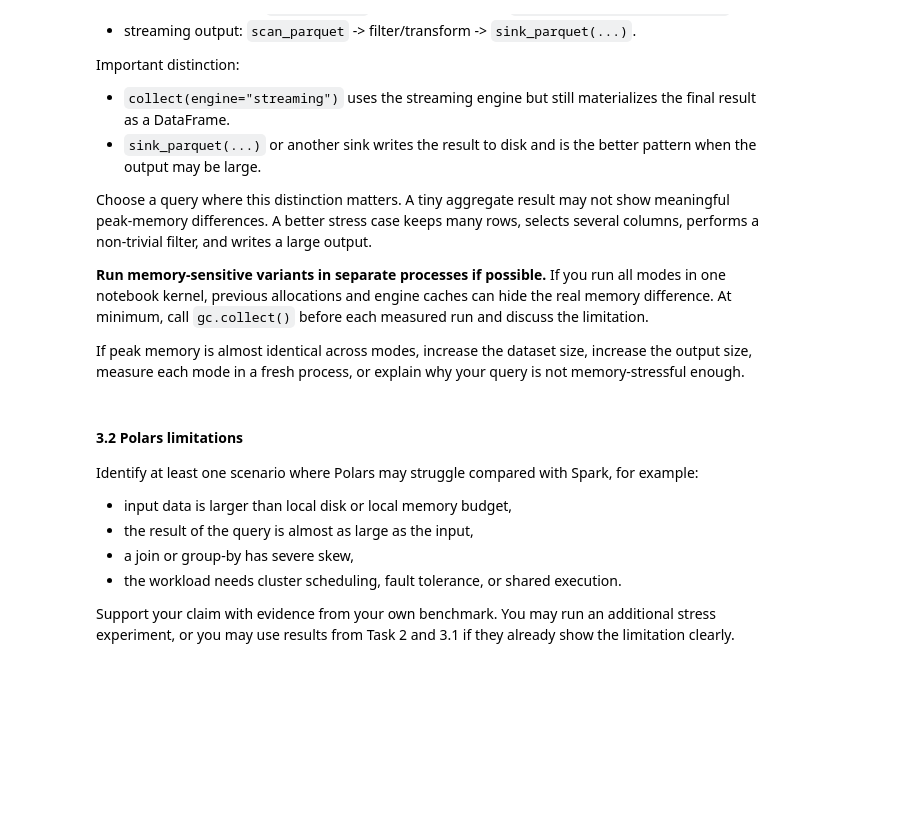
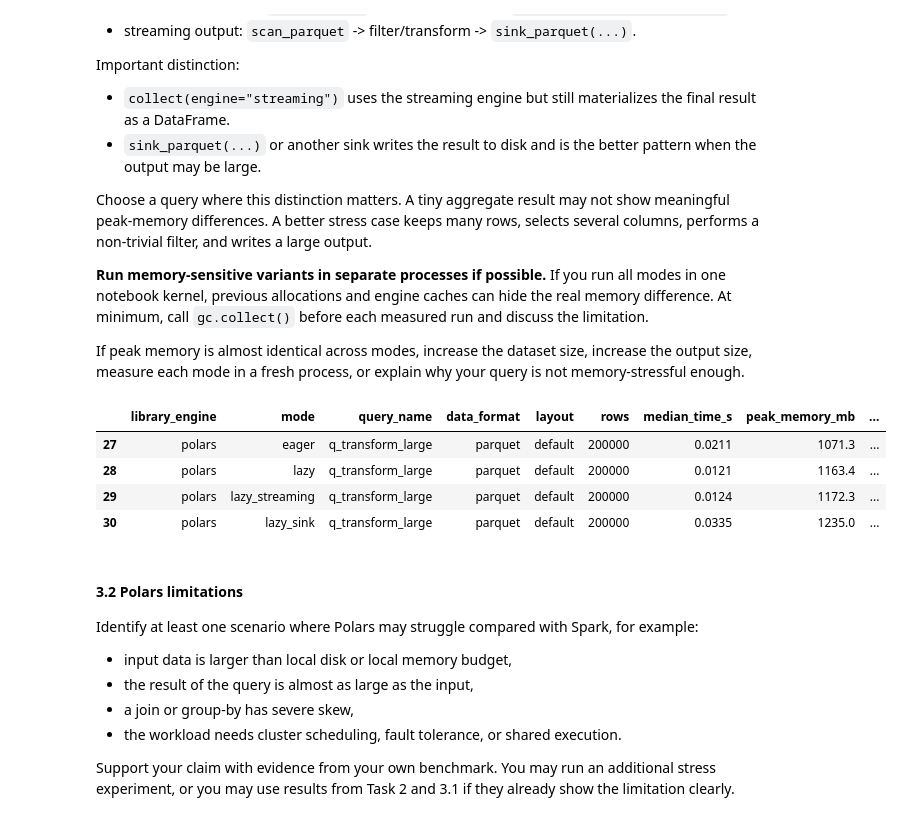
Before and after one commit to adecku/tbd-workshop-1, a Jupyter notebook: notebooks/tbd_phase_2_26L.ipynb, the cells around one changed output. Drawn from its saved outputs; the diff is of its cells as text; code cells hidden in the pictures; blank space fills up the shorter version.

```diff
--- a/notebooks/tbd_phase_2_26L.ipynb
+++ b/notebooks/tbd_phase_2_26L.ipynb
@@ -1157,20 +1390,91 @@ If peak memory is almost identical across modes, increase the dataset size, incr
 # %%
 # TODO 3.1: Implement Polars execution-mode experiments.
 #
 # Required variants:
 # 1. eager: read_parquet -> filter/transform
 # 2. lazy: scan_parquet -> filter/transform -> collect()
 # 3. streaming collect: scan_parquet -> filter/transform -> collect(engine="streaming")
 # 4. streaming sink: scan_parquet -> filter/transform -> sink_parquet(...)
 #
 # Recommended:
 # - use a query whose output has many rows, not a tiny aggregate table,
 # - measure each mode in a fresh process if possible,
 # - call gc.collect() before each measured run,
 # - record runtime, peak memory, output row count, and output size,
 # - append results to benchmark_results.
 
-# YOUR CODE HERE
+import polars as pl
+
+# Ścieżka wyjściowa dla eksperymentu z sink_parquet
+SINK_PATH = OUTPUT_DIR / "polars_sink_output.parquet"
+
+def q_transform_eager():
+    df = pl.read_parquet(EVENTS_PATH)
+    return (
+        df.filter((pl.col("listing_status") == "active") & (pl.col("country").is_in(["PL", "DE", "FR"])))
+        .with_columns((pl.col("price") * 1.23).alias("price_with_tax"))
+    )
+
+def q_transform_lazy():
+    return (
+        pl.scan_parquet(EVENTS_PATH)
+        .filter((pl.col("listing_status") == "active") & (pl.col("country").is_in(["PL", "DE", "FR"])))
+        .with_columns((pl.col("price") * 1.23).alias("price_with_tax"))
+        .collect()
+    )
+
+def q_transform_streaming_collect():
+    return (
+        pl.scan_parquet(EVENTS_PATH)
+        .filter((pl.col("listing_status") == "active") & (pl.col("country").is_in(["PL", "DE", "FR"])))
+        .with_columns((pl.col("price") * 1.23).alias("price_with_tax"))
+        .collect(engine="streaming")
+    )
+
+def q_transform_streaming_sink():
+    (
+        pl.scan_parquet(EVENTS_PATH)
+        .filter((pl.col("listing_status") == "active") & (pl.col("country").is_in(["PL", "DE", "FR"])))
+        .with_columns((pl.col("price") * 1.23).alias("price_with_tax"))
+        .sink_parquet(SINK_PATH)
+    )
+    return pl.read_parquet(SINK_PATH)
+
+benchmark_query(
+    "polars", "eager", "q_transform_large",
+    q_transform_eager,
+    input_path=EVENTS_PATH, data_format="parquet", layout="default",
+    notes="Eager: read_parquet -> filter -> transform"
+)
+
+benchmark_query(
+    "polars", "lazy", "q_transform_large",
+    q_transform_lazy,
+    input_path=EVENTS_PATH, data_format="parquet", layout="default",
+    notes="Lazy: scan_parquet -> collect()"
+)
+
+benchmark_query(
+    "polars", "lazy_streaming", "q_transform_large",
+    q_transform_streaming_collect,
+    input_path=EVENTS_PATH, data_format="parquet", layout="default",
+    notes="Streaming: scan_parquet -> collect(engine='streaming')"
+)
+
+benchmark_query(
+    "polars", "lazy_sink", "q_transform_large",
+    q_transform_streaming_sink,
+    input_path=EVENTS_PATH, data_format="parquet", layout="default",
+    notes="Sink: scan_parquet -> sink_parquet()"
+)
+
+display(benchmark_table().tail(4))
+# %% [output]
+|  | library_engine | mode | query_name | data_format | layout | rows | median_time_s | peak_memory_mb | ... |
+| 27 | polars | eager | q_transform_large | parquet | default | 200000 | 0.0211 | 1071.3 | ... |
+| 28 | polars | lazy | q_transform_large | parquet | default | 200000 | 0.0121 | 1163.4 | ... |
+| 29 | polars | lazy_streaming | q_transform_large | parquet | default | 200000 | 0.0124 | 1172.3 | ... |
+| 30 | polars | lazy_sink | q_transform_large | parquet | default | 200000 | 0.0335 | 1235.0 | ... |
 # %% [markdown]
 #### 3.2 Polars limitations
 
```
Also changed, not shown: parts of 27 cells of this notebook.
